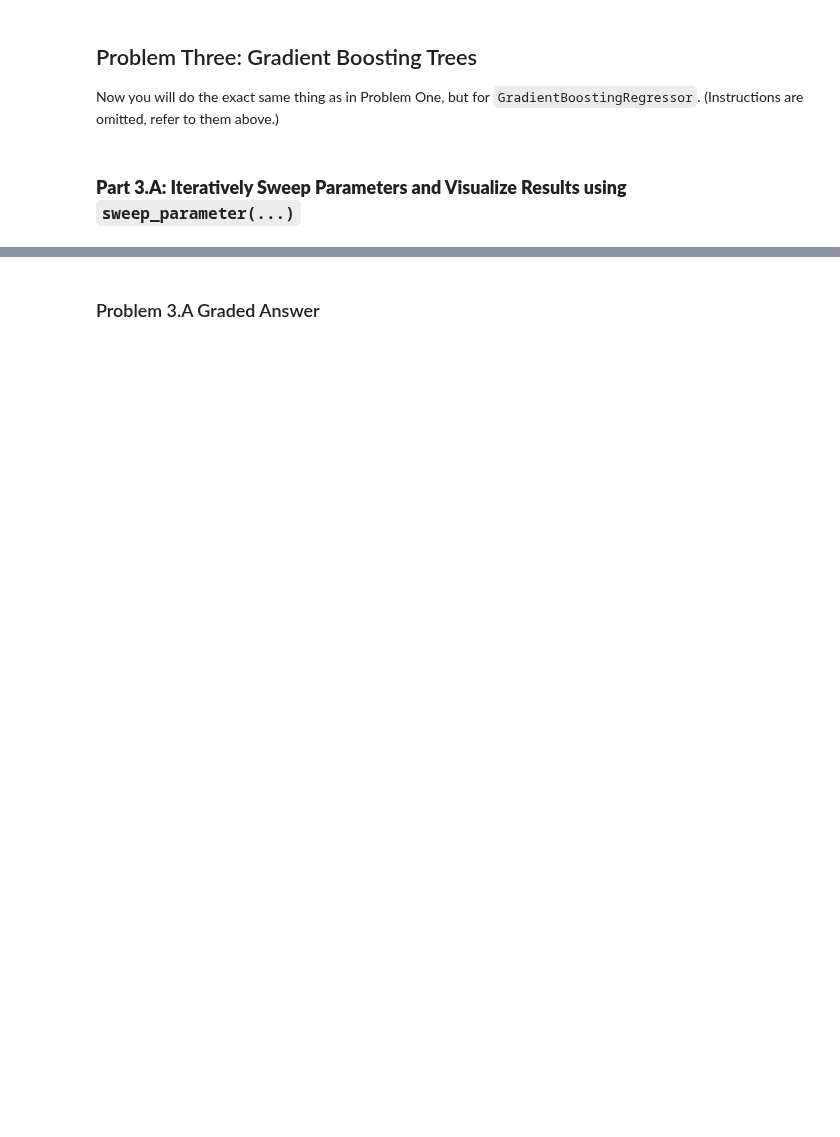
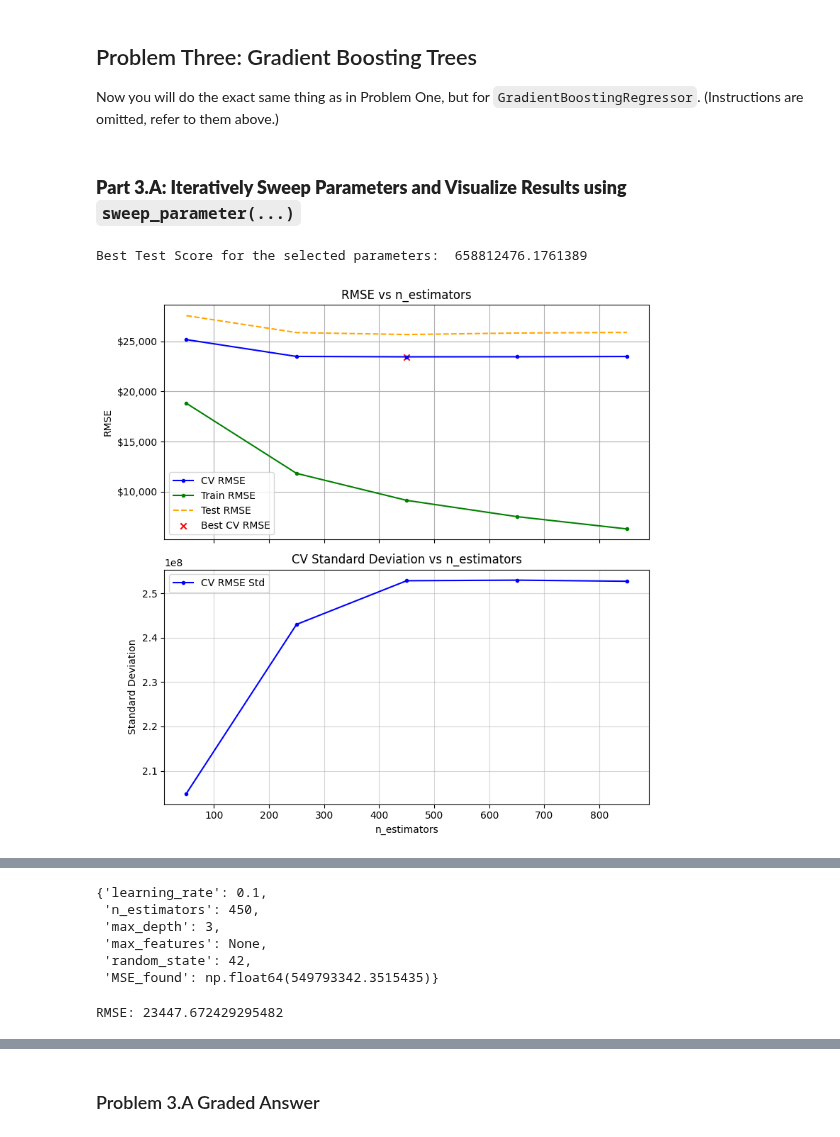
Before and after one commit to waysnyder/Module-3-Assignments, a Jupyter notebook: Homework_07.ipynb, the cells around one changed output, grey strips where cells are left out. Saved outputs shown, nothing was run; the diff lists cells and outputs as text; code cells hidden in the pictures; blank space fills up the shorter version.

```diff
--- a/Homework_07.ipynb
+++ b/Homework_07.ipynb
@@ -1605,3 +2050,8 @@ Default_Parameters_GradientBoosting = {
 }
 # %%
 # Your code here -- Add as many code cells as necessary
+
+sweep_parameter( model= GradientBoostingRegressor, Parameters=Default_Parameters_GradientBoosting, parameter_list = range(50,1001,200), param='n_estimators')
+# %% [output]
+Best Test Score for the selected parameters:  658812476.1761389
+[figure, added]
@@ -1607,0 +2059,11 @@ Default_Parameters_GradientBoosting = {
+{'learning_rate': 0.1,
+ 'n_estimators': 450,
+ 'max_depth': 3,
+ 'max_features': None,
+ 'random_state': 42,
+ 'MSE_found': np.float64(549793342.3515435)}
+# %%
+best_cv_rmse_gr1 = np.sqrt(549793342.3515435)
+print(f"RMSE: {best_cv_rmse_gr1}")
+# %% [output]
+RMSE: 23447.672429295482
```
Also changed, not shown: parts of 39 cells of this notebook.
